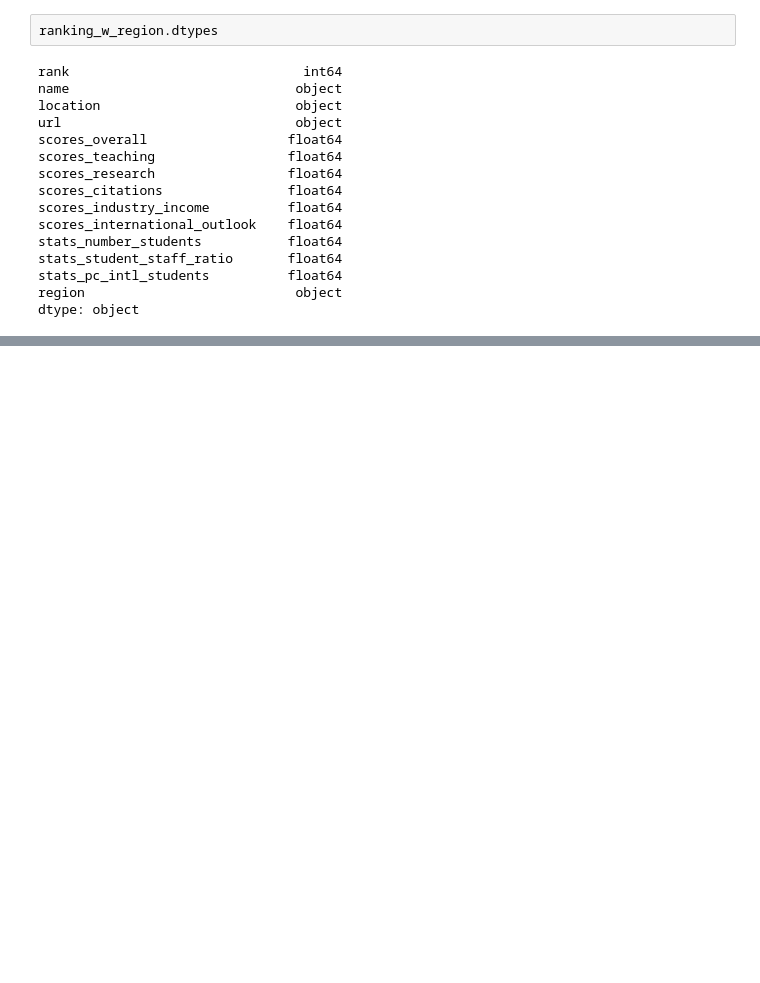
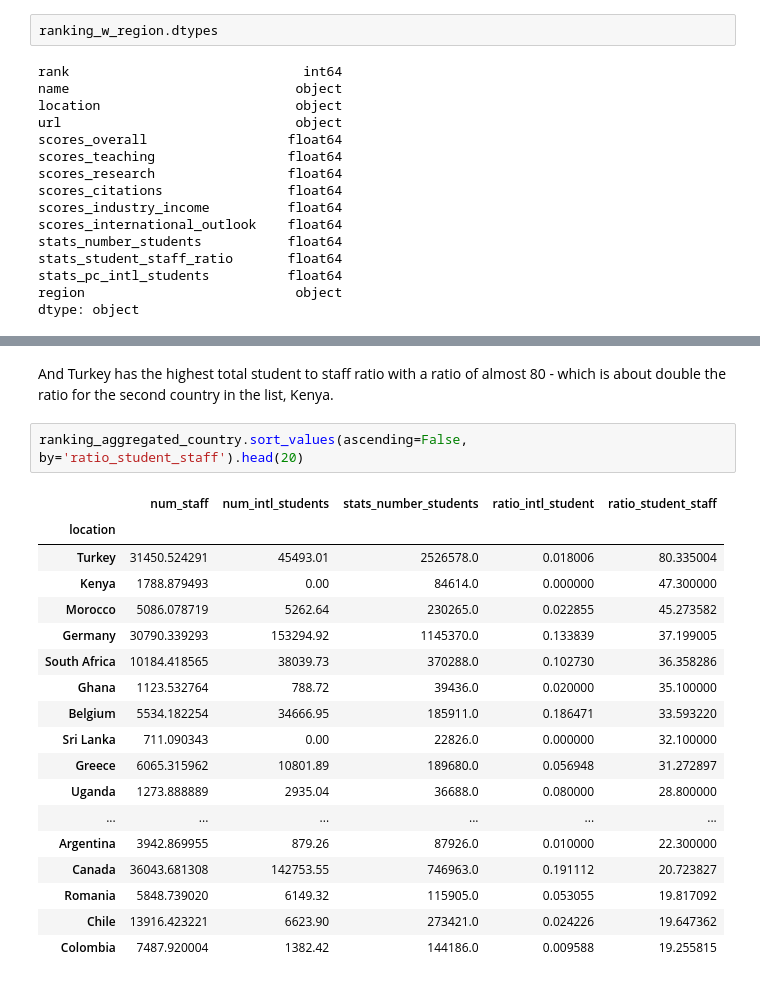
Before and after one commit to odorgergo/ada-rag, a Jupyter notebook: HW2/THE_Data.ipynb, the cells around one changed output, grey strips where cells are left out. Cells and saved outputs as stored; diff of their text form; blank space fills up the shorter version.

```diff
--- a/HW2/THE_Data.ipynb
+++ b/HW2/THE_Data.ipynb
@@ -121,0 +217,23 @@ Now we will calculate the best countries in terms of student to staff ratio and
+# %% [markdown]
+And Turkey has the highest total student to staff ratio with a ratio of almost 80 - which is about double the ratio for the second country in the list, Kenya.
+# %%
+ranking_aggregated_country.sort_values(ascending=False, by='ratio_student_staff').head(20)
+# %% [output]
+|  | num_staff | num_intl_students | stats_number_students | ratio_intl_student | ratio_student_staff |
+| location |  |  |  |  |  |
+| Turkey | 31450.524291 | 45493.01 | 2526578.0 | 0.018006 | 80.335004 |
+| Kenya | 1788.879493 | 0.00 | 84614.0 | 0.000000 | 47.300000 |
+| Morocco | 5086.078719 | 5262.64 | 230265.0 | 0.022855 | 45.273582 |
+| Germany | 30790.339293 | 153294.92 | 1145370.0 | 0.133839 | 37.199005 |
+| South Africa | 10184.418565 | 38039.73 | 370288.0 | 0.102730 | 36.358286 |
+| Ghana | 1123.532764 | 788.72 | 39436.0 | 0.020000 | 35.100000 |
+| Belgium | 5534.182254 | 34666.95 | 185911.0 | 0.186471 | 33.593220 |
+| Sri Lanka | 711.090343 | 0.00 | 22826.0 | 0.000000 | 32.100000 |
+| Greece | 6065.315962 | 10801.89 | 189680.0 | 0.056948 | 31.272897 |
+| Uganda | 1273.888889 | 2935.04 | 36688.0 | 0.080000 | 28.800000 |
+| ... | ... | ... | ... | ... | ... |
+| Argentina | 3942.869955 | 879.26 | 87926.0 | 0.010000 | 22.300000 |
+| Canada | 36043.681308 | 142753.55 | 746963.0 | 0.191112 | 20.723827 |
+| Romania | 5848.739020 | 6149.32 | 115905.0 | 0.053055 | 19.817092 |
+| Chile | 13916.423221 | 6623.90 | 273421.0 | 0.024226 | 19.647362 |
+| Colombia | 7487.920004 | 1382.42 | 144186.0 | 0.009588 | 19.255815 |
```
Also changed, not shown: parts of 14 cells of this notebook.
